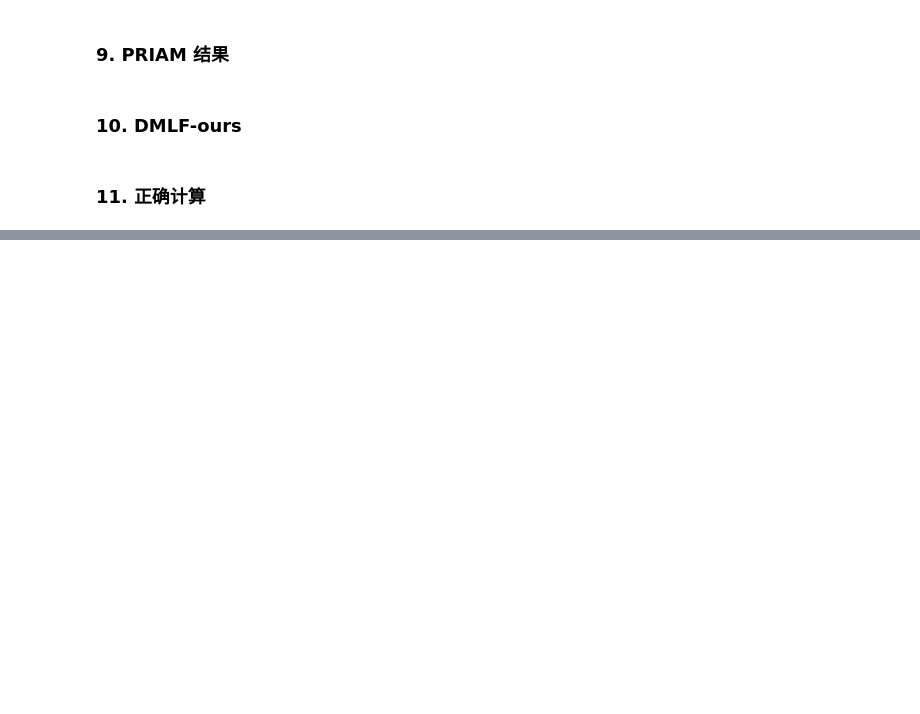
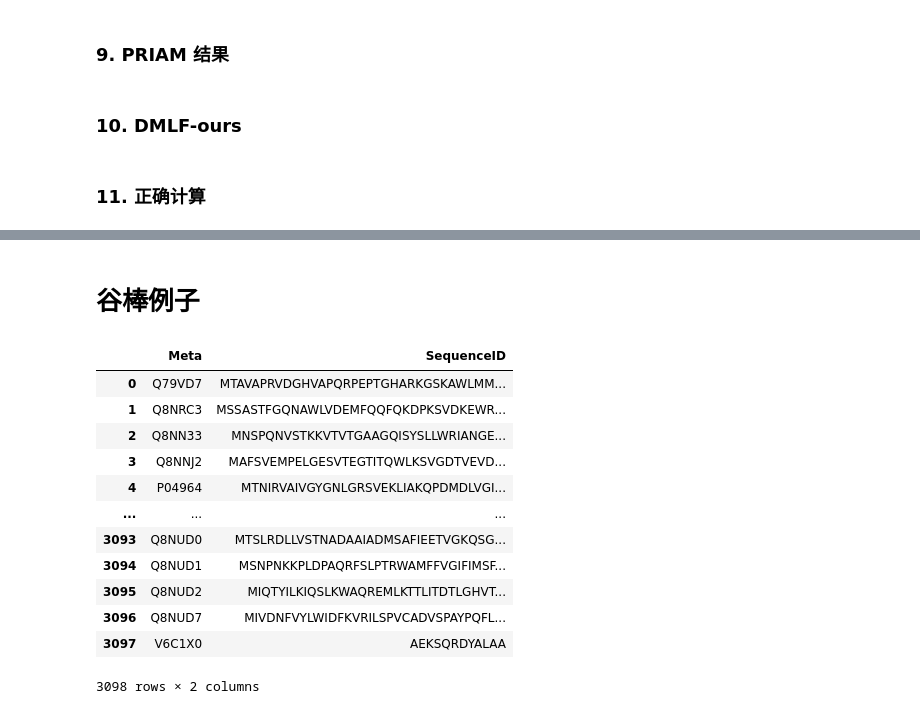
Before and after one commit to kingstdio/ECRECer, a Jupyter notebook: results_ana.ipynb, the cells around one changed output, grey strips where cells are left out. Saved outputs shown, nothing was run; the diff lists cells and outputs as text; code cells hidden in the pictures; blank space fills up the shorter version.

Commit message:
add corynebacterium case

```diff
--- a/results_ana.ipynb
+++ b/results_ana.ipynb
@@ -182,0 +243,29 @@ f_merge_res.to_excel(cfg.RESULTSDIR+'case2210/case_5121_integrated_results.xlsx'
+# %% [markdown]
+# 谷棒例子
+# %%
+#载入数据
+from Bio import SeqIO
+
+meta=[]
+sequence=[]
+seq = (cfg.DATADIR+'corynebacterium.fasta')
+for seq_record in SeqIO.parse(seq, "fasta"):
+    meta.append(str(seq_record.id))
+    sequence.append(str(seq_record.seq))
+
+df= pd.DataFrame(data ={'Meta':meta,'SequenceID':sequence})
+df
+# %% [output]
+|  | Meta | SequenceID |
+| 0 | Q79VD7 | MTAVAPRVDGHVAPQRPEPTGHARKGSKAWLMM... |
+| 1 | Q8NRC3 | MSSASTFGQNAWLVDEMFQQFQKDPKSVDKEWR... |
+| 2 | Q8NN33 | MNSPQNVSTKKVTVTGAAGQISYSLLWRIANGE... |
+| 3 | Q8NNJ2 | MAFSVEMPELGESVTEGTITQWLKSVGDTVEVD... |
+| 4 | P04964 | MTNIRVAIVGYGNLGRSVEKLIAKQPDMDLVGI... |
+| ... | ... | ... |
+| 3093 | Q8NUD0 | MTSLRDLLVSTNADAAIADMSAFIEETVGKQSG... |
+| 3094 | Q8NUD1 | MSNPNKKPLDPAQRFSLPTRWAMFFVGIFIMSF... |
+| 3095 | Q8NUD2 | MIQTYILKIQSLKWAQREMLKTTLITDTLGHVT... |
+| 3096 | Q8NUD7 | MIVDNFVYLWIDFKVRILSPVCADVSPAYPQFL... |
+| 3097 | V6C1X0 | AEKSQRDYALAA |
+3098 rows × 2 columns
```
Also changed, not shown: parts of 8 cells of this notebook, 9 other files.
